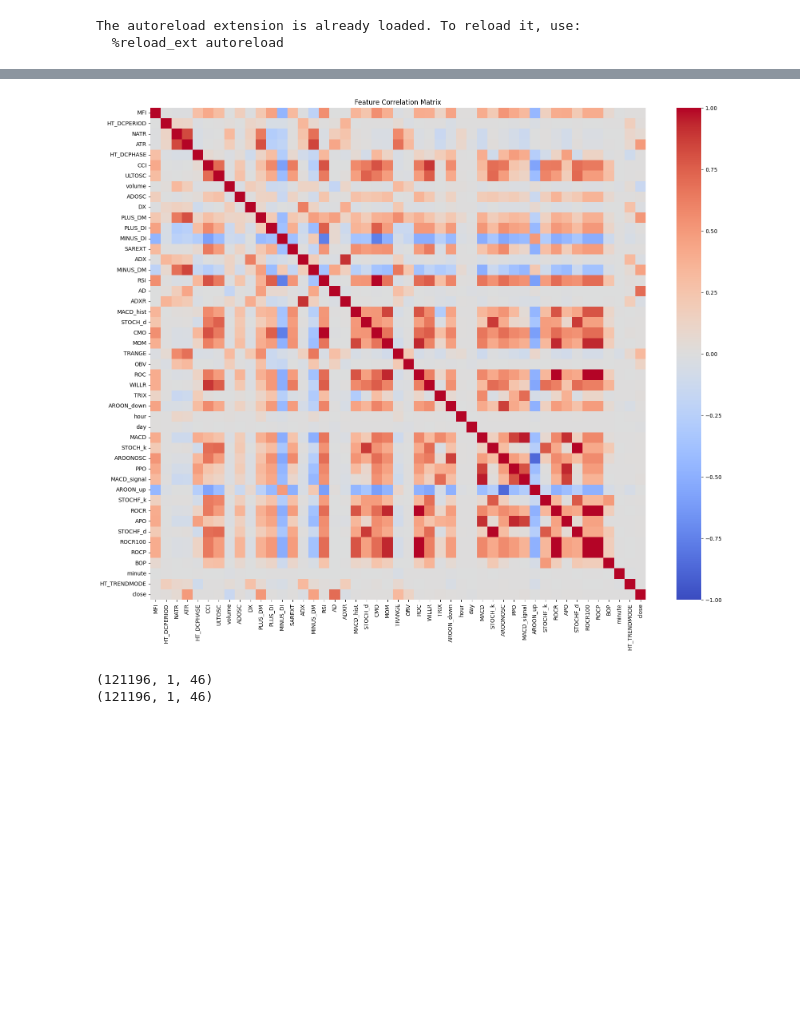
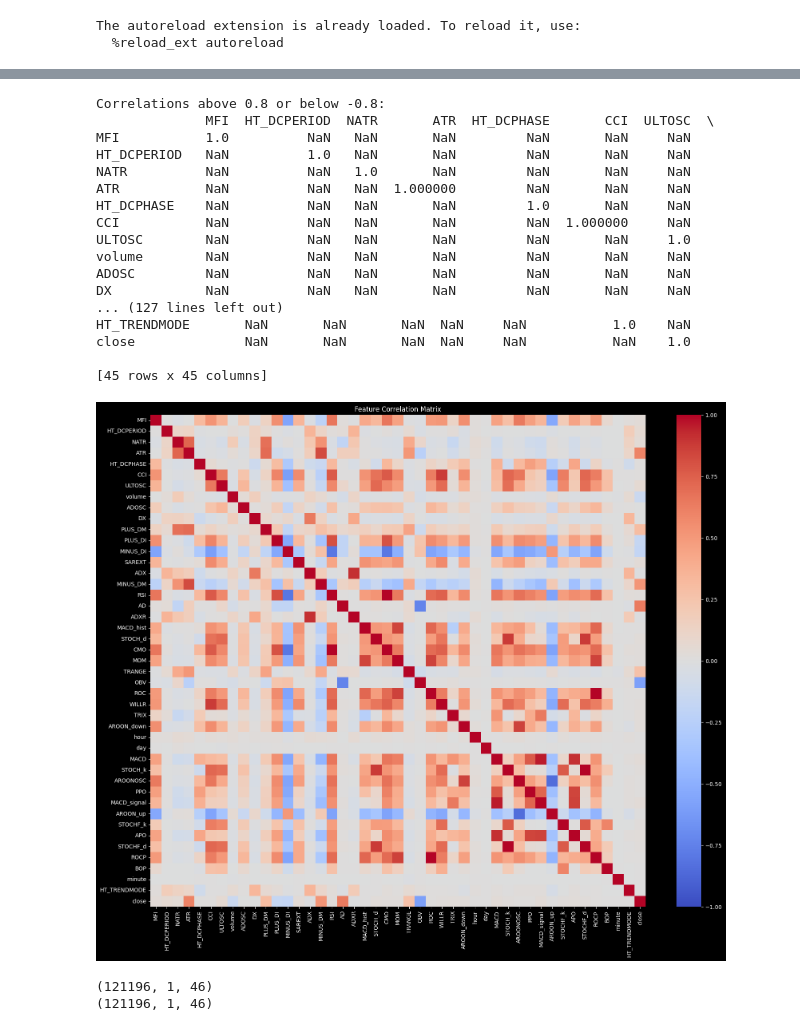
Before and after one commit to jarvisMonke/CryptoModeler, a Jupyter notebook: notebooks/features.ipynb, the cells around one changed output, grey strips where cells are left out. Drawn from its saved outputs; the diff is of its cells as text; code cells hidden in the pictures; blank space fills up the shorter version.

```diff
--- a/notebooks/features.ipynb
+++ b/notebooks/features.ipynb
@@ -16,7 +16,7 @@ reload(pp)
 The autoreload extension is already loaded. To reload it, use:
   %reload_ext autoreload
 # %%
-df = hp.load_data('../data/ETHUSDT_3m_v600k.csv')
+df = hp.load_data('../data/BTCUSDT_15m_v200k.csv')
 feature_df = pp.create_indicators(df, 46)
 norm_df = pp.normalize_X(feature_df, scaler_name='StandardScaler')
 # %% [output]
@@ -37,18 +37,42 @@ norm_df.head()
 # %%
 import seaborn as sns
 #import matplotlib.pyplot as plt
 
 # Compute the correlation matrix
 correlation_matrix = feature_df.corr()
 
+# Find correlations above 0.8 or below -0.8
+high_correlations = correlation_matrix[(correlation_matrix > 0.8) | (correlation_matrix < -0.8)]
+
+# Print the correlations
+print("Correlations above 0.8 or below -0.8:")
+print(high_correlations.dropna(how='all').dropna(axis=1, how='all'))
+
 # Plot the heatmap
 plt.figure(figsize=(20, 16))
 sns.heatmap(correlation_matrix, annot=False, cmap='coolwarm', vmin=-1, vmax=1)
 
 plt.title('Feature Correlation Matrix')
 plt.show()
 # %% [output]
+Correlations above 0.8 or below -0.8:
+              MFI  HT_DCPERIOD  NATR       ATR  HT_DCPHASE       CCI  ULTOSC  \
+MFI           1.0          NaN   NaN       NaN         NaN       NaN     NaN
+HT_DCPERIOD   NaN          1.0   NaN       NaN         NaN       NaN     NaN
+NATR          NaN          NaN   1.0       NaN         NaN       NaN     NaN
+ATR           NaN          NaN   NaN  1.000000         NaN       NaN     NaN
+HT_DCPHASE    NaN          NaN   NaN       NaN         1.0       NaN     NaN
+CCI           NaN          NaN   NaN       NaN         NaN  1.000000     NaN
+ULTOSC        NaN          NaN   NaN       NaN         NaN       NaN     1.0
+volume        NaN          NaN   NaN       NaN         NaN       NaN     NaN
+ADOSC         NaN          NaN   NaN       NaN         NaN       NaN     NaN
+DX            NaN          NaN   NaN       NaN         NaN       NaN     NaN
+... (127 lines left out)
+HT_TRENDMODE       NaN       NaN       NaN  NaN     NaN           1.0    NaN
+close              NaN       NaN       NaN  NaN     NaN           NaN    1.0
+
+[45 rows x 45 columns]
-[figure, old version]
+[figure, new version]
 # %%
 # Window size is the number of candles to base predctions on
 # Look ahead is the number of candles in which to find the max and min price in
```
Also changed, not shown: parts of 2 cells of this notebook, 6 other files.
